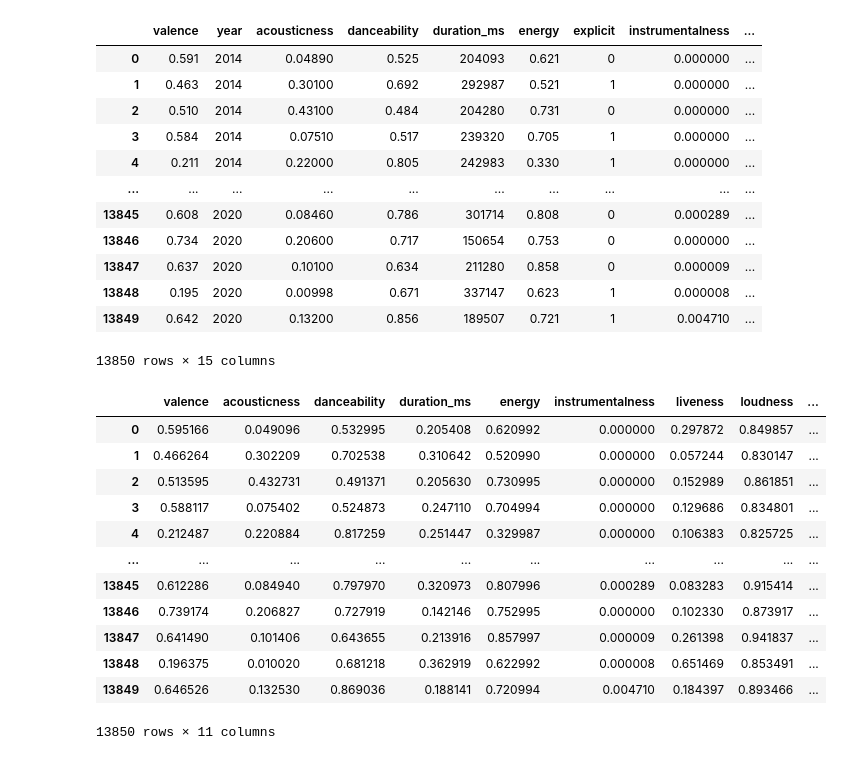
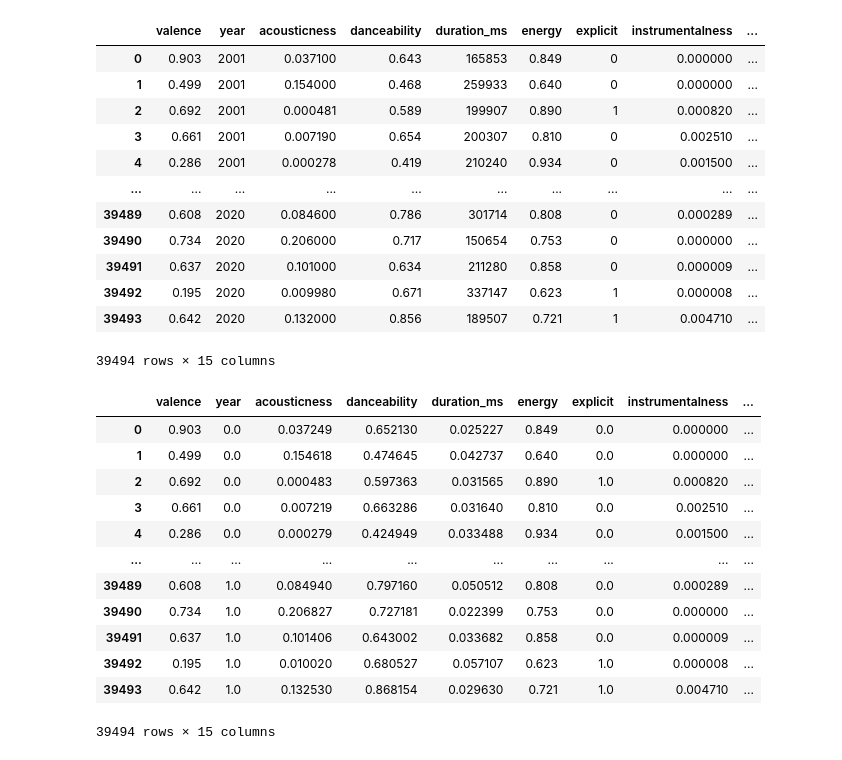
Before and after one commit to lucasleone21/Spotify-Recomender-System, a Jupyter notebook: Simple Spotify Recomender system (Content Based).ipynb, the cells around one changed output. Cells and saved outputs as stored; diff of their text form; code cells hidden in the pictures.

```diff
--- a/Simple Spotify Recomender system (Content Based).ipynb
+++ b/Simple Spotify Recomender system (Content Based).ipynb
@@ -54,5 +33,5 @@ music
 # %%
-select = music['year'] > 2013
+select = music['year'] > 2000
 music = music[select]
 music = music.reset_index(drop=True)
 # %%
@@ -79,18 +58,18 @@ music_aux = music_aux.drop(['artists','id','name'], axis ='columns')
 music_aux
 # %% [output]
 |  | valence | year | acousticness | danceability | duration_ms | energy | explicit | instrumentalness | ... |
-| 0 | 0.591 | 2014 | 0.04890 | 0.525 | 204093 | 0.621 | 0 | 0.000000 | ... |
-| 1 | 0.463 | 2014 | 0.30100 | 0.692 | 292987 | 0.521 | 1 | 0.000000 | ... |
-| 2 | 0.510 | 2014 | 0.43100 | 0.484 | 204280 | 0.731 | 0 | 0.000000 | ... |
-| 3 | 0.584 | 2014 | 0.07510 | 0.517 | 239320 | 0.705 | 1 | 0.000000 | ... |
-| 4 | 0.211 | 2014 | 0.22000 | 0.805 | 242983 | 0.330 | 1 | 0.000000 | ... |
+| 0 | 0.903 | 2001 | 0.037100 | 0.643 | 165853 | 0.849 | 0 | 0.000000 | ... |
+| 1 | 0.499 | 2001 | 0.154000 | 0.468 | 259933 | 0.640 | 0 | 0.000000 | ... |
+| 2 | 0.692 | 2001 | 0.000481 | 0.589 | 199907 | 0.890 | 1 | 0.000820 | ... |
+| 3 | 0.661 | 2001 | 0.007190 | 0.654 | 200307 | 0.810 | 0 | 0.002510 | ... |
+| 4 | 0.286 | 2001 | 0.000278 | 0.419 | 210240 | 0.934 | 0 | 0.001500 | ... |
 | ... | ... | ... | ... | ... | ... | ... | ... | ... | ... |
-| 13845 | 0.608 | 2020 | 0.08460 | 0.786 | 301714 | 0.808 | 0 | 0.000289 | ... |
-| 13846 | 0.734 | 2020 | 0.20600 | 0.717 | 150654 | 0.753 | 0 | 0.000000 | ... |
-| 13847 | 0.637 | 2020 | 0.10100 | 0.634 | 211280 | 0.858 | 0 | 0.000009 | ... |
-| 13848 | 0.195 | 2020 | 0.00998 | 0.671 | 337147 | 0.623 | 1 | 0.000008 | ... |
-| 13849 | 0.642 | 2020 | 0.13200 | 0.856 | 189507 | 0.721 | 1 | 0.004710 | ... |
+| 39489 | 0.608 | 2020 | 0.084600 | 0.786 | 301714 | 0.808 | 0 | 0.000289 | ... |
+| 39490 | 0.734 | 2020 | 0.206000 | 0.717 | 150654 | 0.753 | 0 | 0.000000 | ... |
+| 39491 | 0.637 | 2020 | 0.101000 | 0.634 | 211280 | 0.858 | 0 | 0.000009 | ... |
+| 39492 | 0.195 | 2020 | 0.009980 | 0.671 | 337147 | 0.623 | 1 | 0.000008 | ... |
+| 39493 | 0.642 | 2020 | 0.132000 | 0.856 | 189507 | 0.721 | 1 | 0.004710 | ... |
-13850 rows × 15 columns
+39494 rows × 15 columns
 # %%
 def min_max(df):
     # copy the dataframe
@@ -101,25 +80,20 @@ def min_max(df):
 
     return df_norm
 # %%
-teste = min_max(music_aux)
-teste['popularity'] = teste['popularity']*1.2
-teste['energy'] = teste['energy']*1
-teste['acousticness'] = teste['acousticness']*1
-teste['danceability'] = teste['danceability']*1
-teste = teste.drop(['year','key','mode','explicit'],axis = 'columns')
-teste
+music_norm = min_max(music_aux)
+music_norm
 # %% [output]
-|  | valence | acousticness | danceability | duration_ms | energy | instrumentalness | liveness | loudness | ... |
-| 0 | 0.595166 | 0.049096 | 0.532995 | 0.205408 | 0.620992 | 0.000000 | 0.297872 | 0.849857 | ... |
-| 1 | 0.466264 | 0.302209 | 0.702538 | 0.310642 | 0.520990 | 0.000000 | 0.057244 | 0.830147 | ... |
-| 2 | 0.513595 | 0.432731 | 0.491371 | 0.205630 | 0.730995 | 0.000000 | 0.152989 | 0.861851 | ... |
-| 3 | 0.588117 | 0.075402 | 0.524873 | 0.247110 | 0.704994 | 0.000000 | 0.129686 | 0.834801 | ... |
-| 4 | 0.212487 | 0.220884 | 0.817259 | 0.251447 | 0.329987 | 0.000000 | 0.106383 | 0.825725 | ... |
+|  | valence | year | acousticness | danceability | duration_ms | energy | explicit | instrumentalness | ... |
+| 0 | 0.903 | 0.0 | 0.037249 | 0.652130 | 0.025227 | 0.849 | 0.0 | 0.000000 | ... |
+| 1 | 0.499 | 0.0 | 0.154618 | 0.474645 | 0.042737 | 0.640 | 0.0 | 0.000000 | ... |
+| 2 | 0.692 | 0.0 | 0.000483 | 0.597363 | 0.031565 | 0.890 | 1.0 | 0.000820 | ... |
+| 3 | 0.661 | 0.0 | 0.007219 | 0.663286 | 0.031640 | 0.810 | 0.0 | 0.002510 | ... |
+| 4 | 0.286 | 0.0 | 0.000279 | 0.424949 | 0.033488 | 0.934 | 0.0 | 0.001500 | ... |
 | ... | ... | ... | ... | ... | ... | ... | ... | ... | ... |
-| 13845 | 0.612286 | 0.084940 | 0.797970 | 0.320973 | 0.807996 | 0.000289 | 0.083283 | 0.915414 | ... |
-| 13846 | 0.739174 | 0.206827 | 0.727919 | 0.142146 | 0.752995 | 0.000000 | 0.102330 | 0.873917 | ... |
-| 13847 | 0.641490 | 0.101406 | 0.643655 | 0.213916 | 0.857997 | 0.000009 | 0.261398 | 0.941837 | ... |
-| 13848 | 0.196375 | 0.010020 | 0.681218 | 0.362919 | 0.622992 | 0.000008 | 0.651469 | 0.853491 | ... |
-| 13849 | 0.646526 | 0.132530 | 0.869036 | 0.188141 | 0.720994 | 0.004710 | 0.184397 | 0.893466 | ... |
+| 39489 | 0.608 | 1.0 | 0.084940 | 0.797160 | 0.050512 | 0.808 | 0.0 | 0.000289 | ... |
+| 39490 | 0.734 | 1.0 | 0.206827 | 0.727181 | 0.022399 | 0.753 | 0.0 | 0.000000 | ... |
+| 39491 | 0.637 | 1.0 | 0.101406 | 0.643002 | 0.033682 | 0.858 | 0.0 | 0.000009 | ... |
+| 39492 | 0.195 | 1.0 | 0.010020 | 0.680527 | 0.057107 | 0.623 | 1.0 | 0.000008 | ... |
+| 39493 | 0.642 | 1.0 | 0.132530 | 0.868154 | 0.029630 | 0.721 | 1.0 | 0.004710 | ... |
-13850 rows × 11 columns
+39494 rows × 15 columns
 # %%
```
Also changed, not shown: parts of 13 cells of this notebook.
